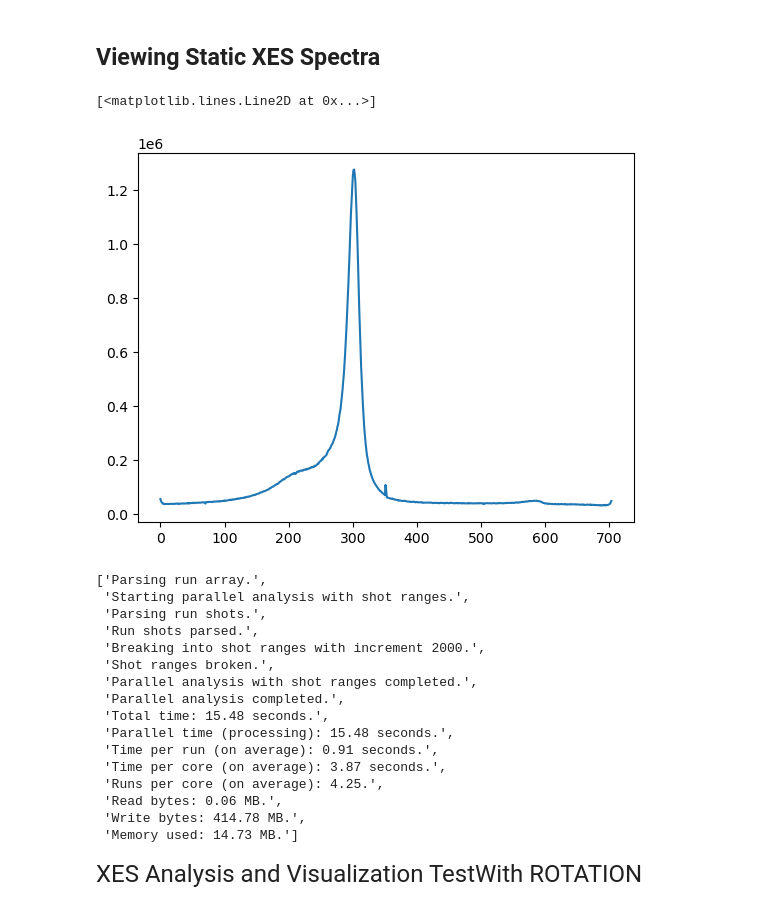
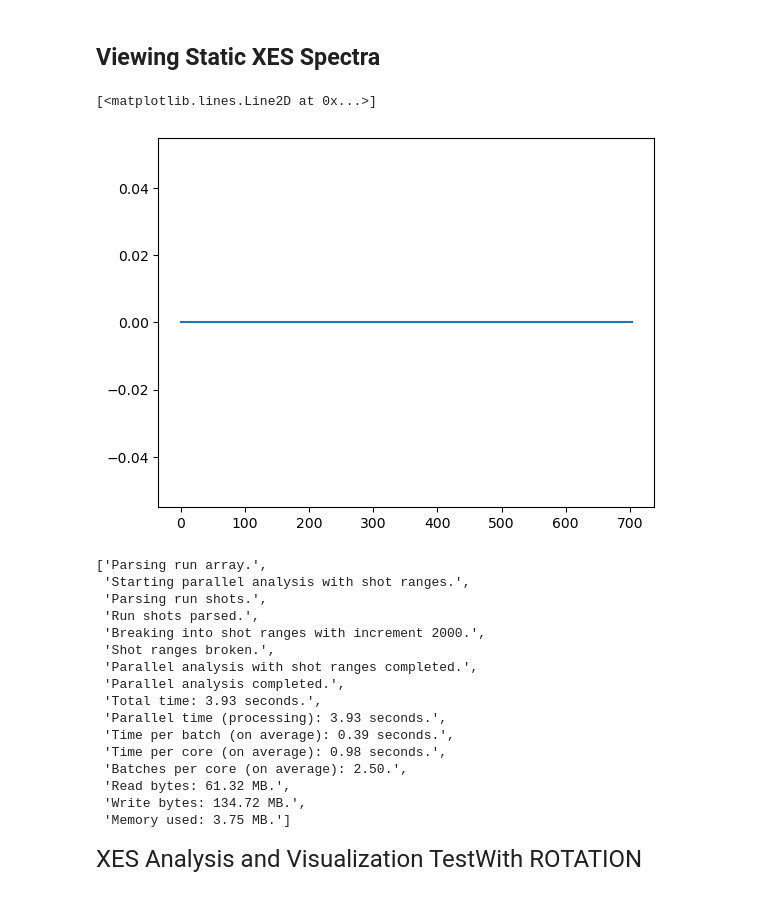
Before and after one commit to lg345/XSpect, a Jupyter notebook: XSpect_XES_examples.ipynb, the cells around one changed output. Cells and saved outputs as stored; diff of their text form; code cells hidden in the pictures.

Commit message:
Updated experiment number and run

```diff
--- a/XSpect_XES_examples.ipynb
+++ b/XSpect_XES_examples.ipynb
@@ -20,25 +20,25 @@ import XSpect.XSpect_Visualization
 # %% [markdown]
 ## Viewing Static XES Spectra
 # %%
-xes_experiment = XSpect.XSpect_Analysis.spectroscopy_experiment(hutch='mfx',experiment_id='mfxx1013623',lcls_run=23)
+xes_experiment = XSpect.XSpect_Analysis.spectroscopy_experiment(hutch='mfx',experiment_id='mfxl1045123',lcls_run=23)
 xes=XSpect.XSpect_Controller.XESBatchAnalysisRotation()
 xes.key_epix=['epix_1/ROI_0_area']
 #xes.set_key_aliases(keys,names)
 xes.import_roi=[[523,535]]
 xes.rois=[[0,12]]
 xes.adu_cutoff=3.0
 xes.angle=0
 xes.transpose=True
-xes.run_parser(['37'])
+xes.run_parser(['3'])
 start=time.time()
 xes.primary_analysis_parallel_range(4,xes_experiment,method=xes.primary_analysis_static,increment=2000,verbose=False)
 end=time.time()
 v=XSpect.XSpect_Visualization.XESVisualization()
 v.combine_static_spectra(xes_analysis=xes,xes_key='epix_ROI_1_summed')
 plt.plot(v.summed_xes)
 # %% [output]
 [<matplotlib.lines.Line2D at 0x...>]
-[figure, old version]
+[figure, new version]
 # %%
 xes.status
 # %% [output]
@@ -50,14 +50,14 @@ xes.status
  'Shot ranges broken.',
  'Parallel analysis with shot ranges completed.',
  'Parallel analysis completed.',
- 'Total time: 15.48 seconds.',
- 'Parallel time (processing): 15.48 seconds.',
- 'Time per run (on average): 0.91 seconds.',
- 'Time per core (on average): 3.87 seconds.',
- 'Runs per core (on average): 4.25.',
- 'Read bytes: 0.06 MB.',
- 'Write bytes: 414.78 MB.',
- 'Memory used: 14.73 MB.']
+ 'Total time: 3.93 seconds.',
+ 'Parallel time (processing): 3.93 seconds.',
+ 'Time per batch (on average): 0.39 seconds.',
+ 'Time per core (on average): 0.98 seconds.',
+ 'Batches per core (on average): 2.50.',
+ 'Read bytes: 61.32 MB.',
+ 'Write bytes: 134.72 MB.',
+ 'Memory used: 3.75 MB.']
 # %% [markdown]
 <font size=5>XES Analysis and Visualization Test</br>With ROTATION</font>
 # %%
```
